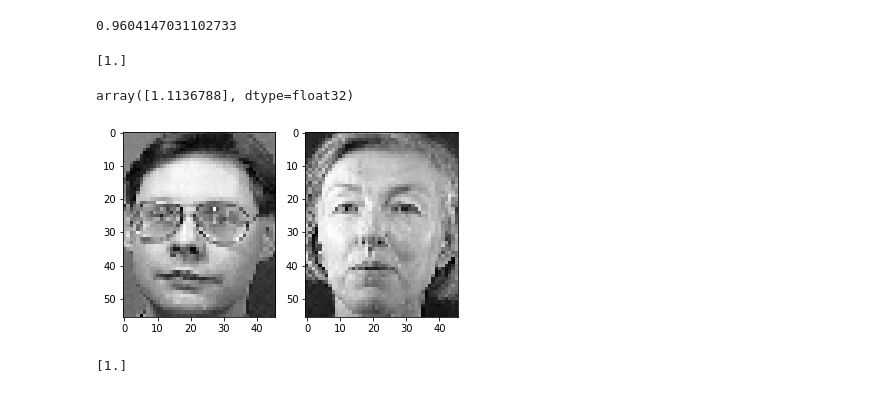
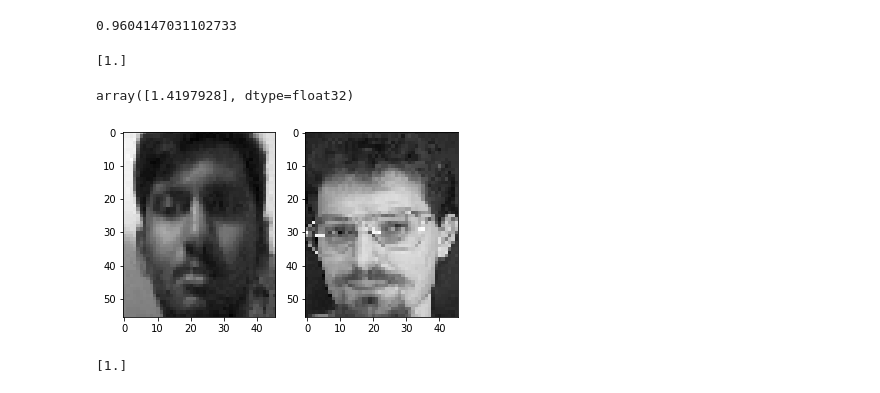
Before and after one commit to shubhamrao6/facerec_siamese, a Jupyter notebook: facerec_siamese.ipynb, the cells around one changed output. Saved outputs shown, nothing was run; the diff lists cells and outputs as text; code cells hidden in the pictures.

```diff
--- a/facerec_siamese.ipynb
+++ b/facerec_siamese.ipynb
@@ -316,21 +316,21 @@ compute_accuracy(pred, y_test)
 # %% [output]
 0.9604147031102733
 # %%
-i = 30
+i = 28
 print(abs(y_test[i]-1))
 
 plt.subplot(1,2,1)
 plt.imshow(x_test[i,0].reshape(56,46),'gray')
 
 plt.subplot(1,2,2)
 plt.imshow(x_test[i,1].reshape(56,46),'gray')
 
 #pred = model.predict([x_test[i, 0].reshape(1,1,56,46), x_test[i, 1].reshape(1,1,56,46)])
 pred[i]
 # %% [output]
 [1.]
-array([1.1136788], dtype=float32)
+array([1.4197928], dtype=float32)
-[figure, old version]
+[figure, new version]
 # %%
 i = 1043
 print(abs(y_test[i]-1))
```
Also changed, not shown: 1 other file.
